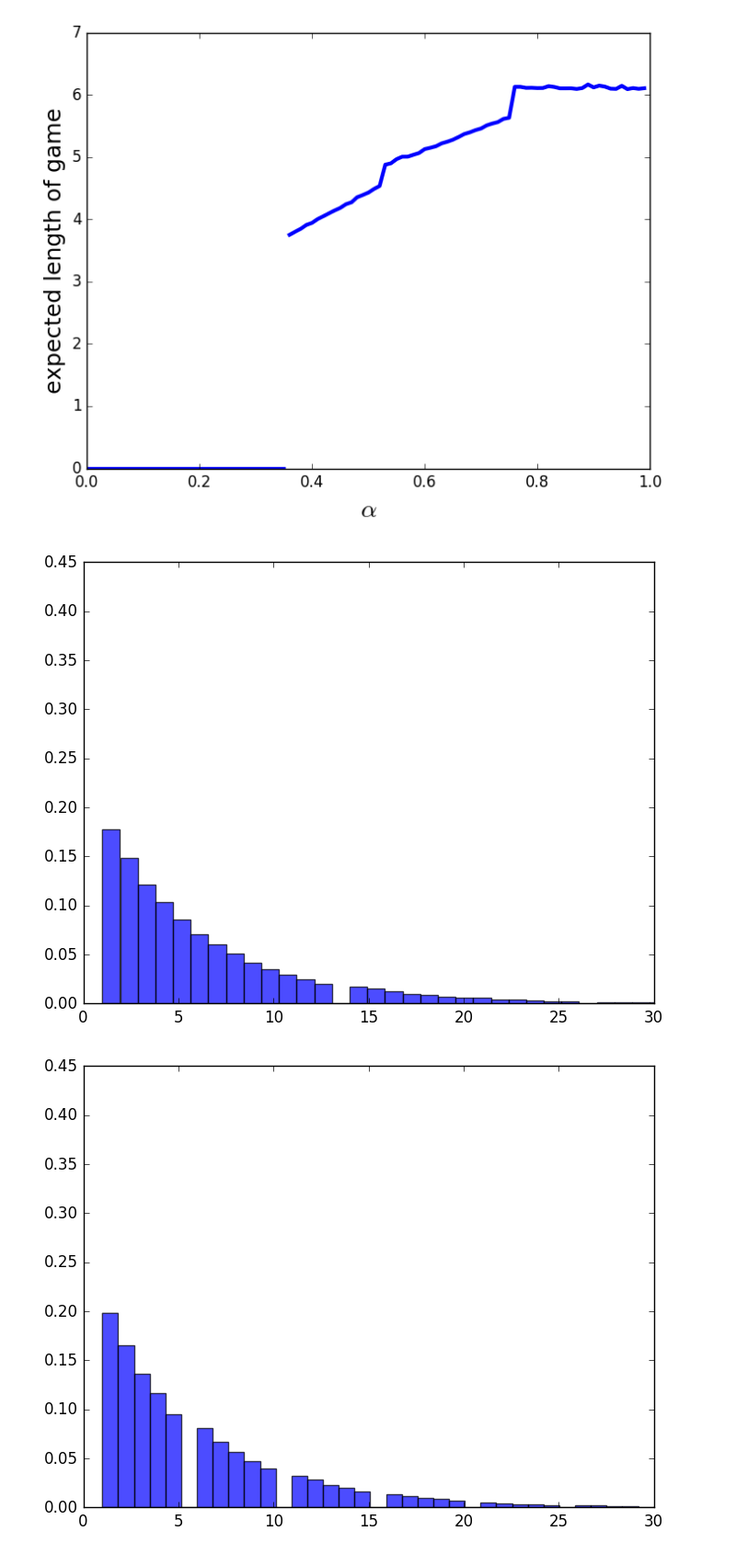
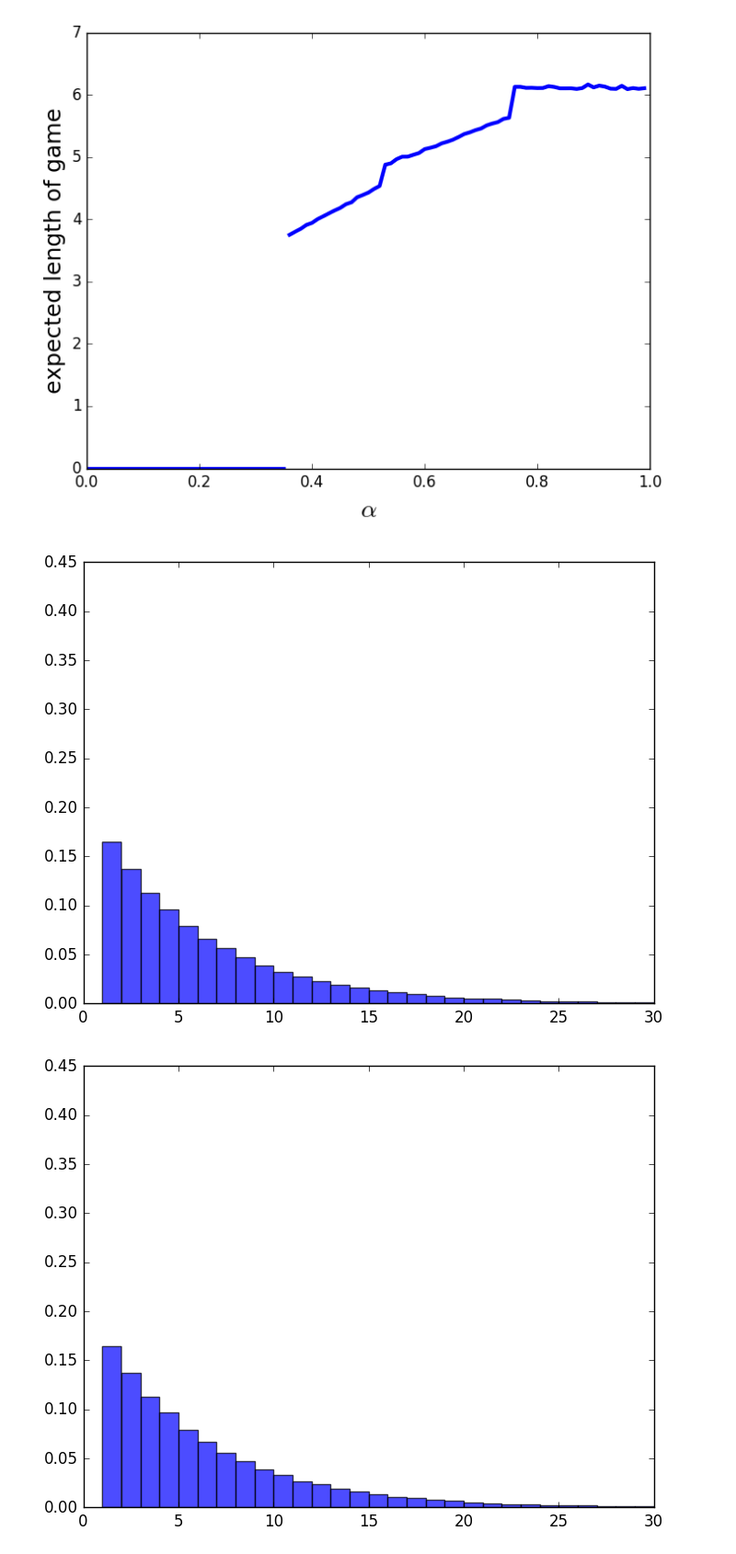
Before and after one commit to schottmueller/schottmueller.github.io, a Jupyter notebook: papers/dyn advise reputation/reputation_web1.ipynb, the cells around one changed output. Shown at 92% size. Cells and saved outputs as stored; diff of their text form; code cells hidden in the pictures.

```diff
--- a/papers/dyn advise reputation/reputation_web1.ipynb
+++ b/papers/dyn advise reputation/reputation_web1.ipynb
@@ -470,23 +470,23 @@ ax[:set_xlim](0,30)
 ax[:set_ylim](0.0,0.45)
 #note the mix of all_t and all_t_bad
 t95combi = vcat(all_t[1:95000,Int(95-round(100*lows))],all_t_bad[1:5000,Int(95-round(100*lows))])
-ax[:hist](t95combi,bins=70,alpha=0.7,normed=true)
-savefig("histogram95combi.png")
-savefig("histogram95combi.pdf")
+ax[:hist](t95combi,bins=[i for i in 1:100],alpha=0.7,normed=true)
+#savefig("histogram95combi.png")
+#savefig("histogram95combi.pdf")
 # %% [output]
-[figure, old version]
+[figure, new version]
 # %%
 ##Histogram for alpha=0.8
 fig, ax = subplots()
 ax[:set_xlim](0,30)
 ax[:set_ylim](0.0,0.45)
 #note the mix of all_t and all_t_bad
 t80combi = vcat(all_t[1:80000,Int(80-round(100*lows))],all_t_bad[1:20000,Int(80-round(100*lows))])
-ax[:hist](t80combi,bins=70,alpha=0.7,normed=true)
-savefig("histogram80combi.png")
-savefig("histogram80combi.pdf")
+ax[:hist](t80combi,bins=[i for i in 1:100],alpha=0.7,normed=true)
+#savefig("histogram80combi.png")
+#savefig("histogram80combi.pdf")
 # %% [output]
-[figure, old version]
+[figure, new version]
 # %%
 ##Histogram for alpha=0.6
 fig, ax = subplots()
```
Also changed, not shown: parts of 8 cells of this notebook.
